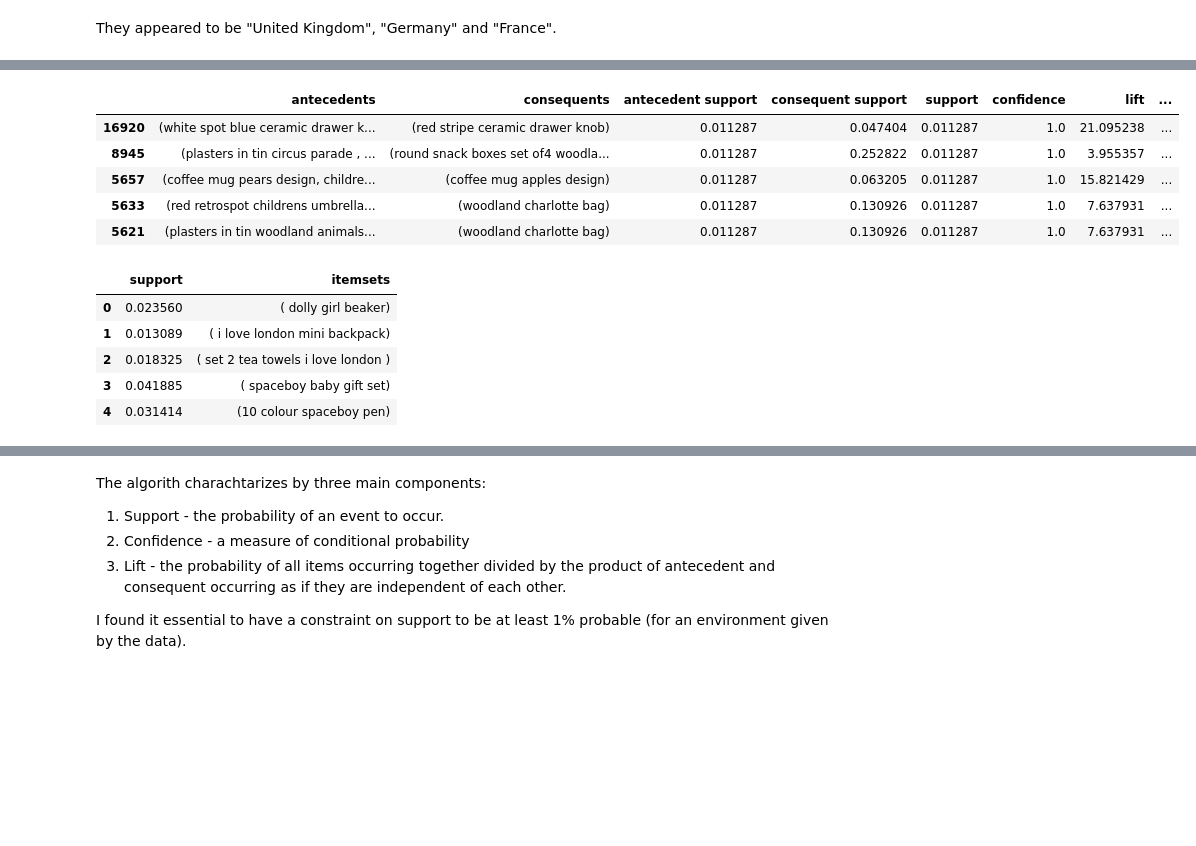
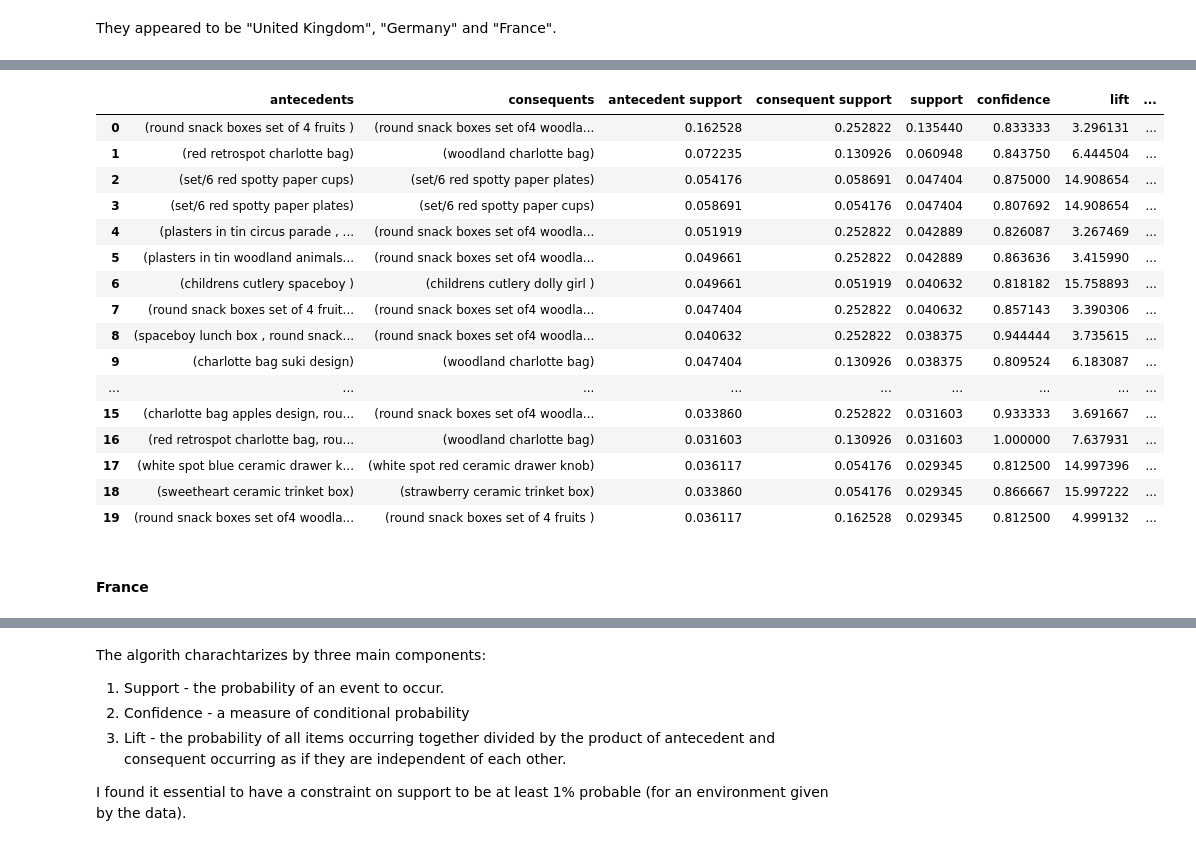
Before and after one commit to DanisAlukaev/Data-Mining, a Jupyter notebook: session01/4. Modeling.ipynb, the cells around one changed output, grey strips where cells are left out. Saved outputs shown, nothing was run; the diff lists cells and outputs as text; code cells hidden in the pictures; blank space fills up the shorter version.

```diff
--- a/session01/4. Modeling.ipynb
+++ b/session01/4. Modeling.ipynb
@@ -175,9 +175,10 @@ plt.show()
 # %% [markdown]
 They appeared to be "United Kingdom", "Germany" and "France".
 # %%
-def run_apriori(country):
+def run_apriori(country, min_support=0.01):
     df_country = df[df.Country == country]
     df_items = df_country.groupby(['InvoiceNo', 'Description'])['Quantity'].sum().unstack().fillna(0).applymap(lambda x: 1 if x > 0 else 0)
-    item_set = apriori(df_items, min_support=0.01, use_colnames=True)
-    item_set.sort_values(by='support').head()
+    item_set = apriori(df_items, min_support=min_support, use_colnames=True)
+    item_set.sort_values(by='support', ascending=False, inplace=True)
+    item_set['len'] = item_set['itemsets'].apply(lambda x: len(x))
     return item_set
@@ -214,20 +254,25 @@ item_set_ger.head()
 # %%
-rules = association_rules(item_set_ger, metric="support", min_threshold=0.01)
-rules.sort_values(by='antecedent support').head()
+rules = association_rules(item_set_ger, metric="confidence", min_threshold=0.8)
+rules.head(20)
 # %% [output]
 |  | antecedents | consequents | antecedent support | consequent support | support | confidence | lift | ... |
-| 16920 | (white spot blue ceramic drawer k... | (red stripe ceramic drawer knob) | 0.011287 | 0.047404 | 0.011287 | 1.0 | 21.095238 | ... |
-| 8945 | (plasters in tin circus parade , ... | (round snack boxes set of4 woodla... | 0.011287 | 0.252822 | 0.011287 | 1.0 | 3.955357 | ... |
-| 5657 | (coffee mug pears design, childre... | (coffee mug apples design) | 0.011287 | 0.063205 | 0.011287 | 1.0 | 15.821429 | ... |
-| 5633 | (red retrospot childrens umbrella... | (woodland charlotte bag) | 0.011287 | 0.130926 | 0.011287 | 1.0 | 7.637931 | ... |
-| 5621 | (plasters in tin woodland animals... | (woodland charlotte bag) | 0.011287 | 0.130926 | 0.011287 | 1.0 | 7.637931 | ... |
+| 0 | (round snack boxes set of 4 fruits ) | (round snack boxes set of4 woodla... | 0.162528 | 0.252822 | 0.135440 | 0.833333 | 3.296131 | ... |
+| 1 | (red retrospot charlotte bag) | (woodland charlotte bag) | 0.072235 | 0.130926 | 0.060948 | 0.843750 | 6.444504 | ... |
+| 2 | (set/6 red spotty paper cups) | (set/6 red spotty paper plates) | 0.054176 | 0.058691 | 0.047404 | 0.875000 | 14.908654 | ... |
+| 3 | (set/6 red spotty paper plates) | (set/6 red spotty paper cups) | 0.058691 | 0.054176 | 0.047404 | 0.807692 | 14.908654 | ... |
+| 4 | (plasters in tin circus parade , ... | (round snack boxes set of4 woodla... | 0.051919 | 0.252822 | 0.042889 | 0.826087 | 3.267469 | ... |
+| 5 | (plasters in tin woodland animals... | (round snack boxes set of4 woodla... | 0.049661 | 0.252822 | 0.042889 | 0.863636 | 3.415990 | ... |
+| 6 | (childrens cutlery spaceboy ) | (childrens cutlery dolly girl ) | 0.049661 | 0.051919 | 0.040632 | 0.818182 | 15.758893 | ... |
+| 7 | (round snack boxes set of 4 fruit... | (round snack boxes set of4 woodla... | 0.047404 | 0.252822 | 0.040632 | 0.857143 | 3.390306 | ... |
+| 8 | (spaceboy lunch box , round snack... | (round snack boxes set of4 woodla... | 0.040632 | 0.252822 | 0.038375 | 0.944444 | 3.735615 | ... |
+| 9 | (charlotte bag suki design) | (woodland charlotte bag) | 0.047404 | 0.130926 | 0.038375 | 0.809524 | 6.183087 | ... |
+| ... | ... | ... | ... | ... | ... | ... | ... | ... |
+| 15 | (charlotte bag apples design, rou... | (round snack boxes set of4 woodla... | 0.033860 | 0.252822 | 0.031603 | 0.933333 | 3.691667 | ... |
+| 16 | (red retrospot charlotte bag, rou... | (woodland charlotte bag) | 0.031603 | 0.130926 | 0.031603 | 1.000000 | 7.637931 | ... |
+| 17 | (white spot blue ceramic drawer k... | (white spot red ceramic drawer knob) | 0.036117 | 0.054176 | 0.029345 | 0.812500 | 14.997396 | ... |
+| 18 | (sweetheart ceramic trinket box) | (strawberry ceramic trinket box) | 0.033860 | 0.054176 | 0.029345 | 0.866667 | 15.997222 | ... |
+| 19 | (round snack boxes set of4 woodla... | (round snack boxes set of 4 fruits ) | 0.036117 | 0.162528 | 0.029345 | 0.812500 | 4.999132 | ... |
+# %% [markdown]
+#### France
 # %%
 item_set_fra = run_apriori("France")
-item_set_fra.head()
-# %% [output]
-|  | support | itemsets |
-| 0 | 0.023560 | ( dolly girl beaker) |
-| 1 | 0.013089 | ( i love london mini backpack) |
-| 2 | 0.018325 | ( set 2 tea towels i love london ) |
-| 3 | 0.041885 | ( spaceboy baby gift set) |
-| 4 | 0.031414 | (10 colour spaceboy pen) |
```
Also changed, not shown: parts of 9 cells of this notebook, 1 other file.
